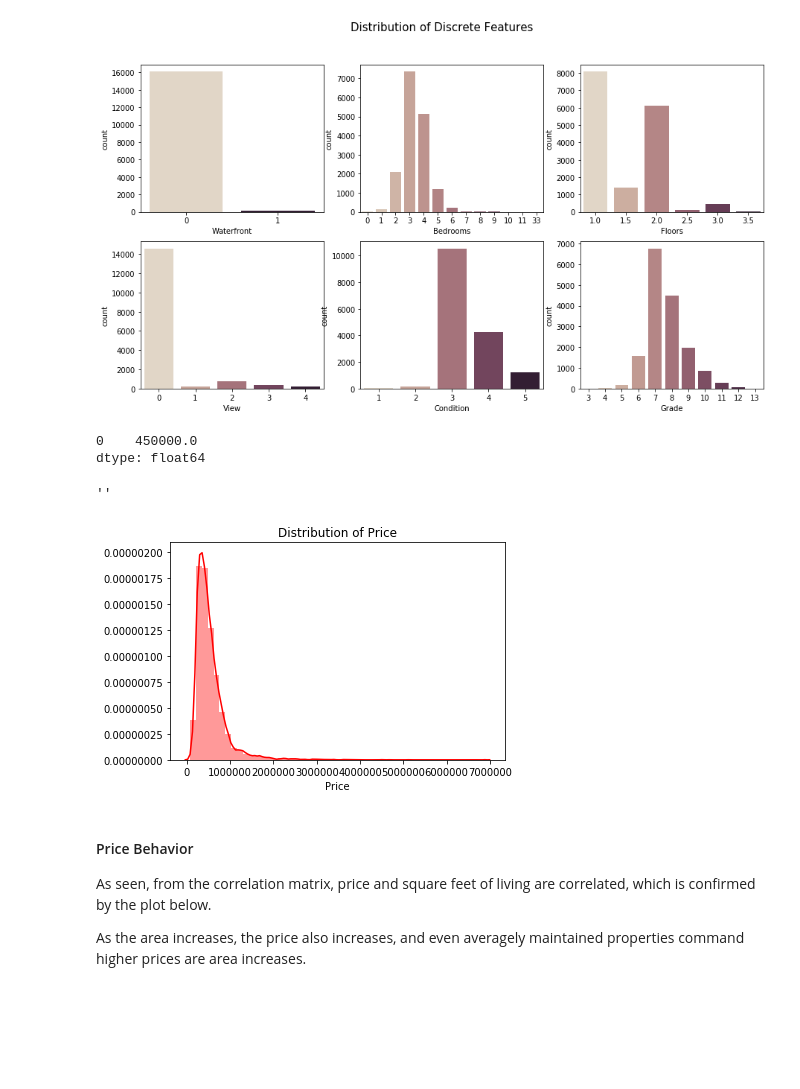
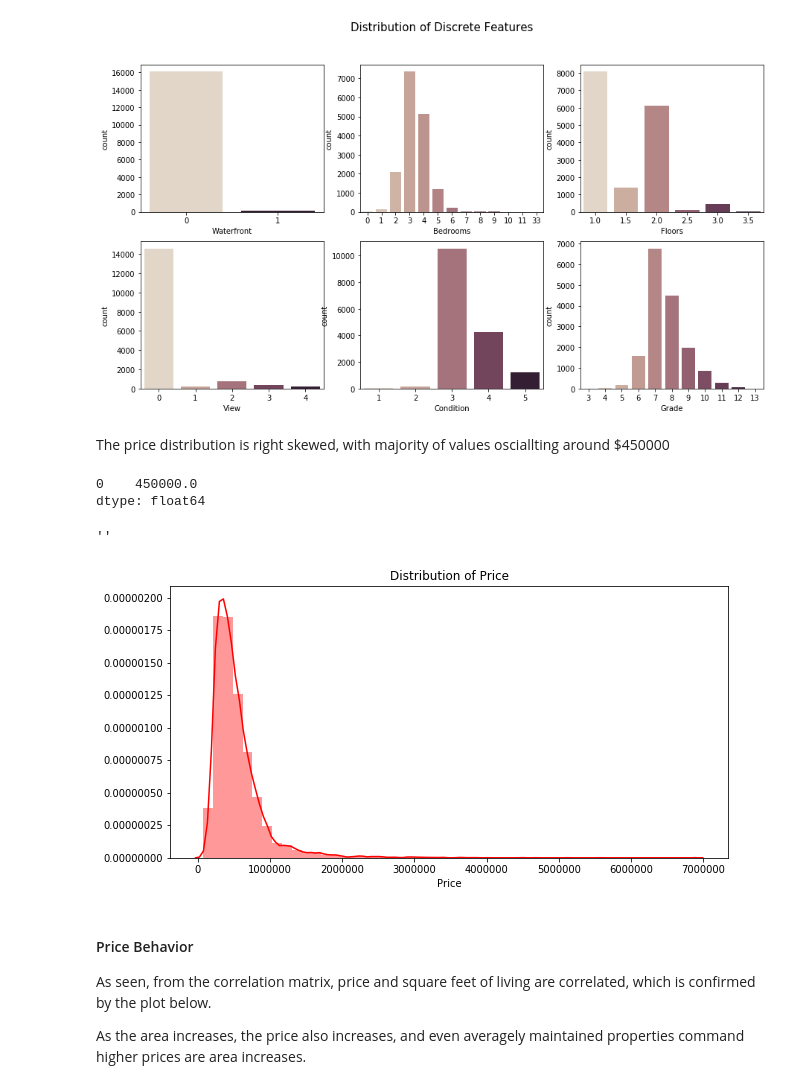
Before and after one commit to sudonikita/KingCounty_Python, a Jupyter notebook: Project_Kingcounty.ipynb, the cells around one changed output. Drawn from its saved outputs; the diff is of its cells as text; code cells hidden in the pictures; blank space fills up the shorter version.

```diff
--- a/Project_Kingcounty.ipynb
+++ b/Project_Kingcounty.ipynb
@@ -334,15 +371,18 @@ The price distribution is right skewed, with majority of values osciallting arou
+# %% [markdown]
+The price distribution is right skewed, with majority of values osciallting around $450000
 # %%
 y_train["Price"].mode()
 # %% [output]
 0    450000.0
 dtype: float64
 # %%
+plt.figure(figsize=(10,5))
 plt.title('Distribution of Price')
 sns.distplot(y_train["Price"], color="r")
 ;
 # %% [output]
 ''
-[figure, old version]
+[figure, new version]
 # %% [markdown]
 #### Price Behavior
 
```
Also changed, not shown: parts of 26 cells of this notebook.
